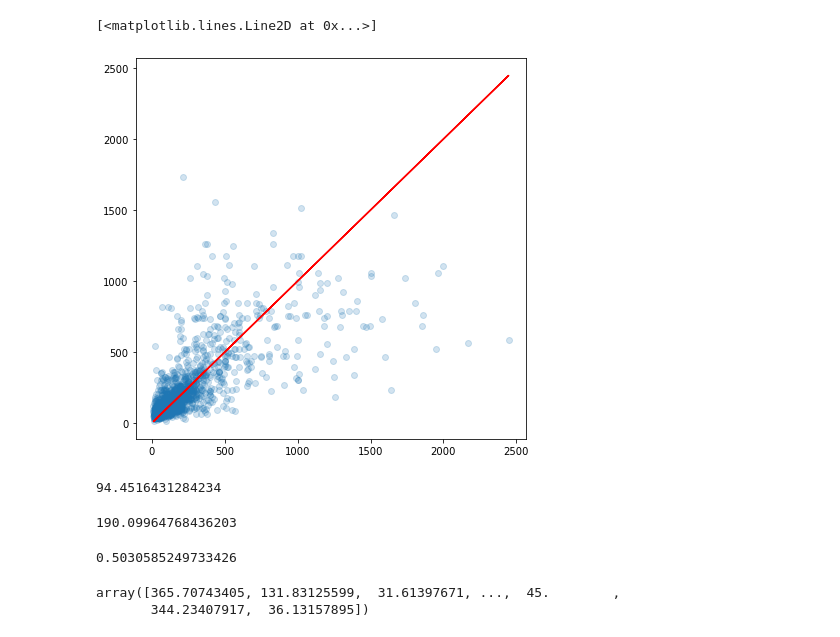
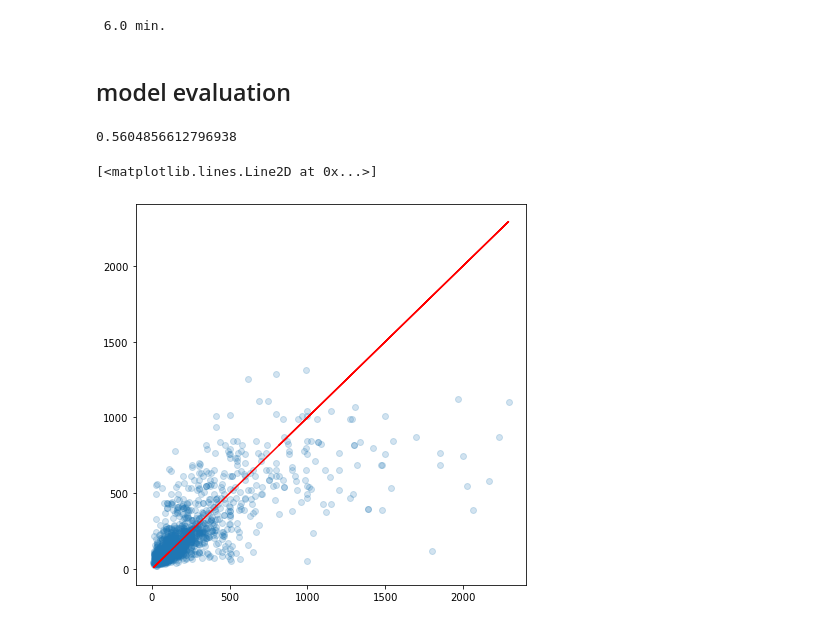
Before and after one commit to 5piotr/real_estate_price_estimator, a Jupyter notebook: regression/random_forest_regression.ipynb, the cells around one changed output. Drawn from its saved outputs; the diff is of its cells as text; code cells hidden in the pictures.

```diff
--- a/regression/random_forest_regression.ipynb
+++ b/regression/random_forest_regression.ipynb
@@ -16,7 +21,3 @@ y = frame.iloc[:, 0].values
 from sklearn.model_selection import train_test_split
 # %%
 X_train, X_test, y_train, y_test = train_test_split(X, y, test_size = 0.25)
-# %%
-from sklearn.ensemble import RandomForestRegressor
-regressor = RandomForestRegressor(n_estimators = 50, random_state = 0)
-regressor.fit(X_train, y_train)
@@ -24,0 +63,12 @@ RandomForestRegressor(n_estimators=50, random_state=0)
+# %%
+start = time.time()
+
+model = RandomForestRegressor(n_estimators = 200, random_state = 0)
+model.fit(X_train, y_train)
+
+stop = time.time()
+print('\n',(stop-start)//60,'min.')
+# %% [output]
+ 6.0 min.
+# %% [markdown]
+## model evaluation
@@ -25,15 +77,19 @@ RandomForestRegressor(n_estimators=50, random_state=0)
 # %%
-y_pred = regressor.predict(X_test)
+predictions = model.predict(X_test)
+# %%
+r2_score(y_test,predictions)
+# %% [output]
+0.5604856612796938
 # %%
 plt.figure(figsize=(7,7))
 # plt.xlim(700,2500)
 # plt.ylim(0,500)
 
-# Our predictions
-plt.scatter(y_test,y_pred,edgecolor=None,alpha=0.2)
+# predictions
+plt.scatter(y_test,predictions,edgecolor=None,alpha=0.2)
 
-# Perfect predictions
+# perfect predictions
 plt.plot(y_test,y_test,'r')
 # %% [output]
 [<matplotlib.lines.Line2D at 0x...>]
-[figure, old version]
+[figure, new version]
@@ -42,17 +95,0 @@ from sklearn.metrics import mean_squared_error,mean_absolute_error,explained_var
-# %%
-mean_absolute_error(y_test,y_pred)
-# %% [output]
-94.4516431284234
-# %%
-np.sqrt(mean_squared_error(y_test,y_pred))
-# %% [output]
-190.09964768436203
-# %%
-explained_variance_score(y_test,y_pred)
-# %% [output]
-0.5030585249733426
-# %%
-y_test
-# %% [output]
-array([365.70743405, 131.83125599,  31.61397671, ...,  45.        ,
-       344.23407917,  36.13157895])
```
Also changed, not shown: parts of 17 cells of this notebook, 41 other files.
